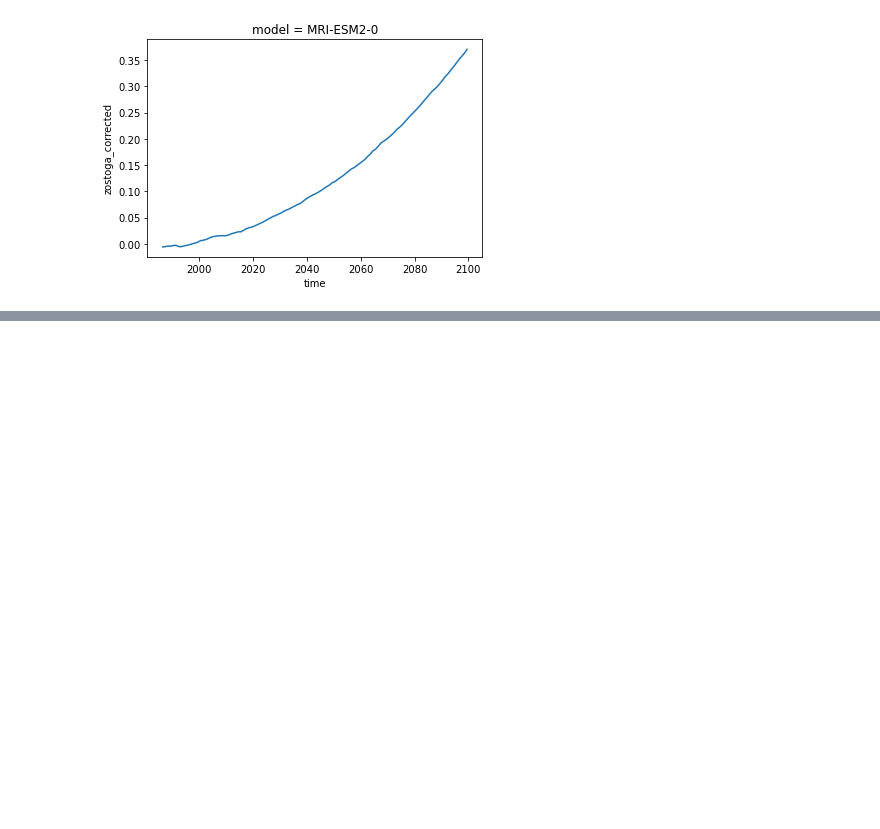
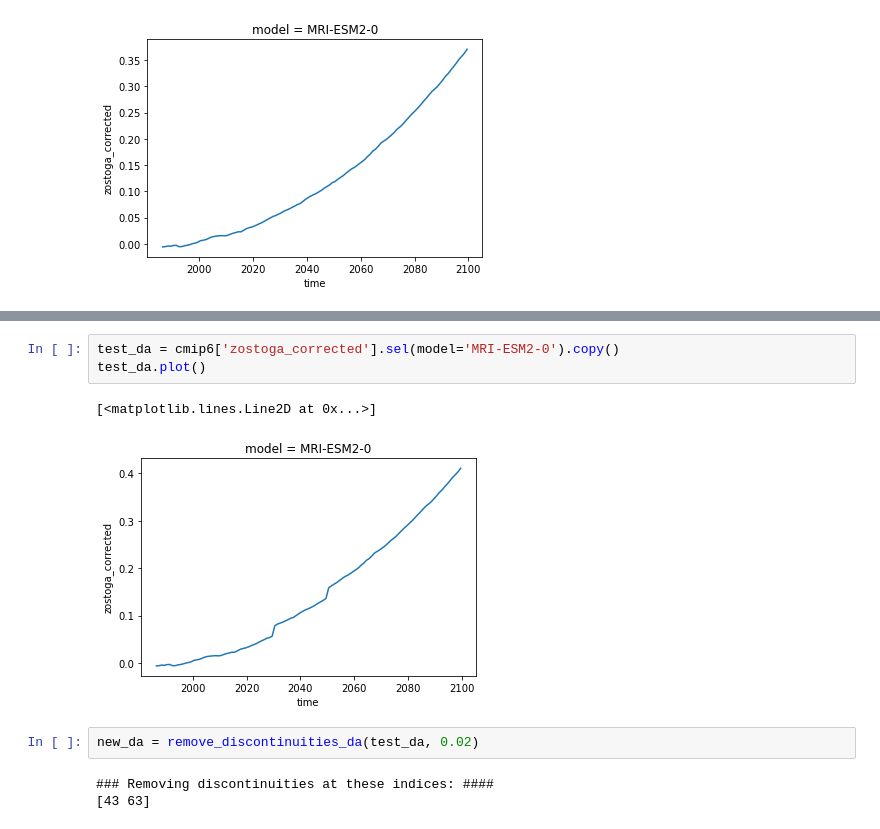
Before and after one commit to dlebars/CMIP_SeaLevel, a Jupyter notebook: notebooks/plot_zostoga.ipynb, the cells around one changed output, grey strips where cells are left out. Drawn from its saved outputs; the diff is of its cells as text; blank space fills up the shorter version.

```diff
--- a/notebooks/plot_zostoga.ipynb
+++ b/notebooks/plot_zostoga.ipynb
@@ -57,0 +118,11 @@ cmip6.zostoga_corrected.sel(model='MRI-ESM2-0').plot()
+# %%
+test_da = cmip6['zostoga_corrected'].sel(model='MRI-ESM2-0').copy()
+test_da.plot()
+# %% [output]
+[<matplotlib.lines.Line2D at 0x...>]
+[figure, added]
+# %%
+new_da = remove_discontinuities_da(test_da, 0.02)
+# %% [output]
+### Removing discontinuities at these indices: ####
+[43 63]
```
Also changed, not shown: parts of 15 cells of this notebook, 2 other files.
